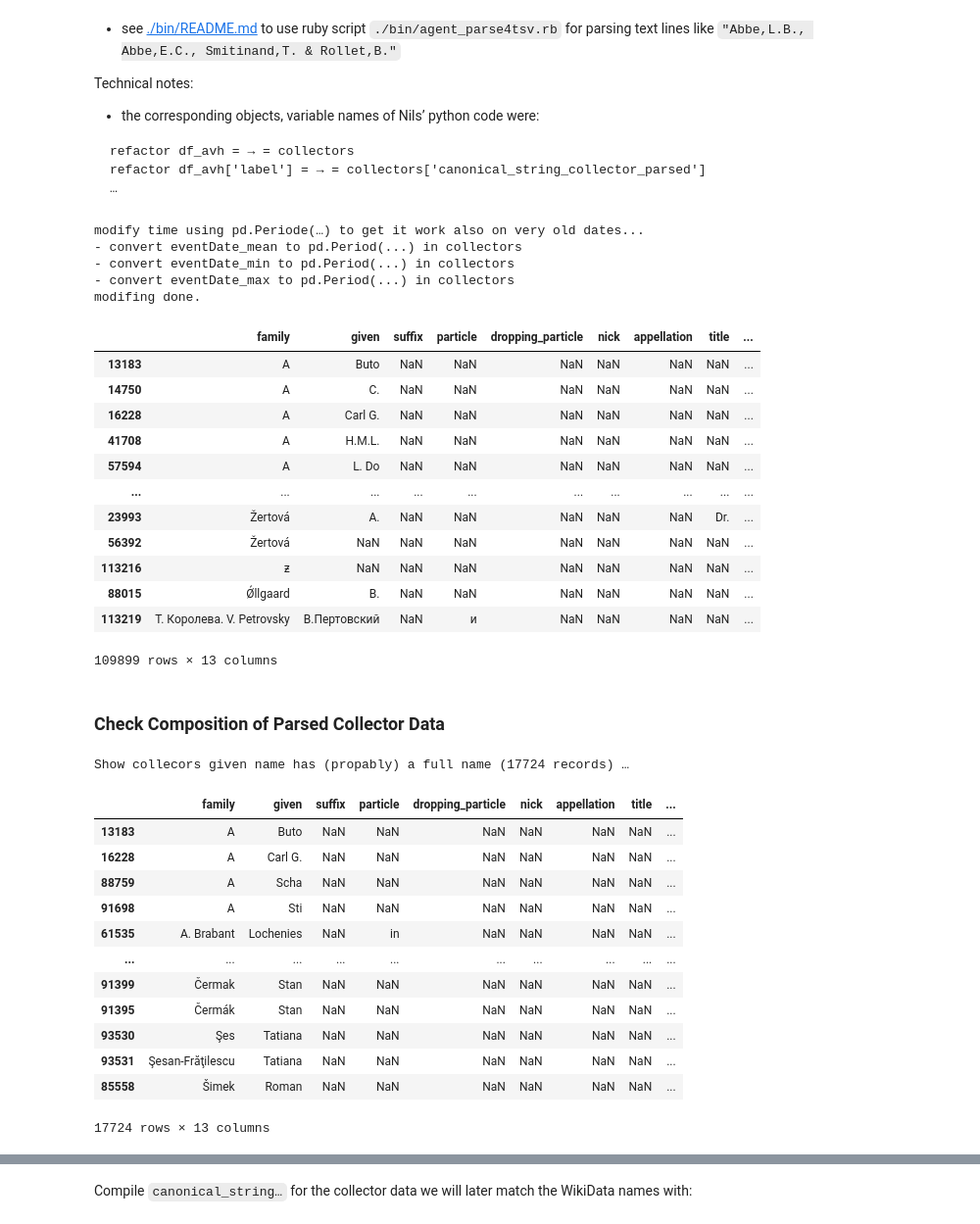
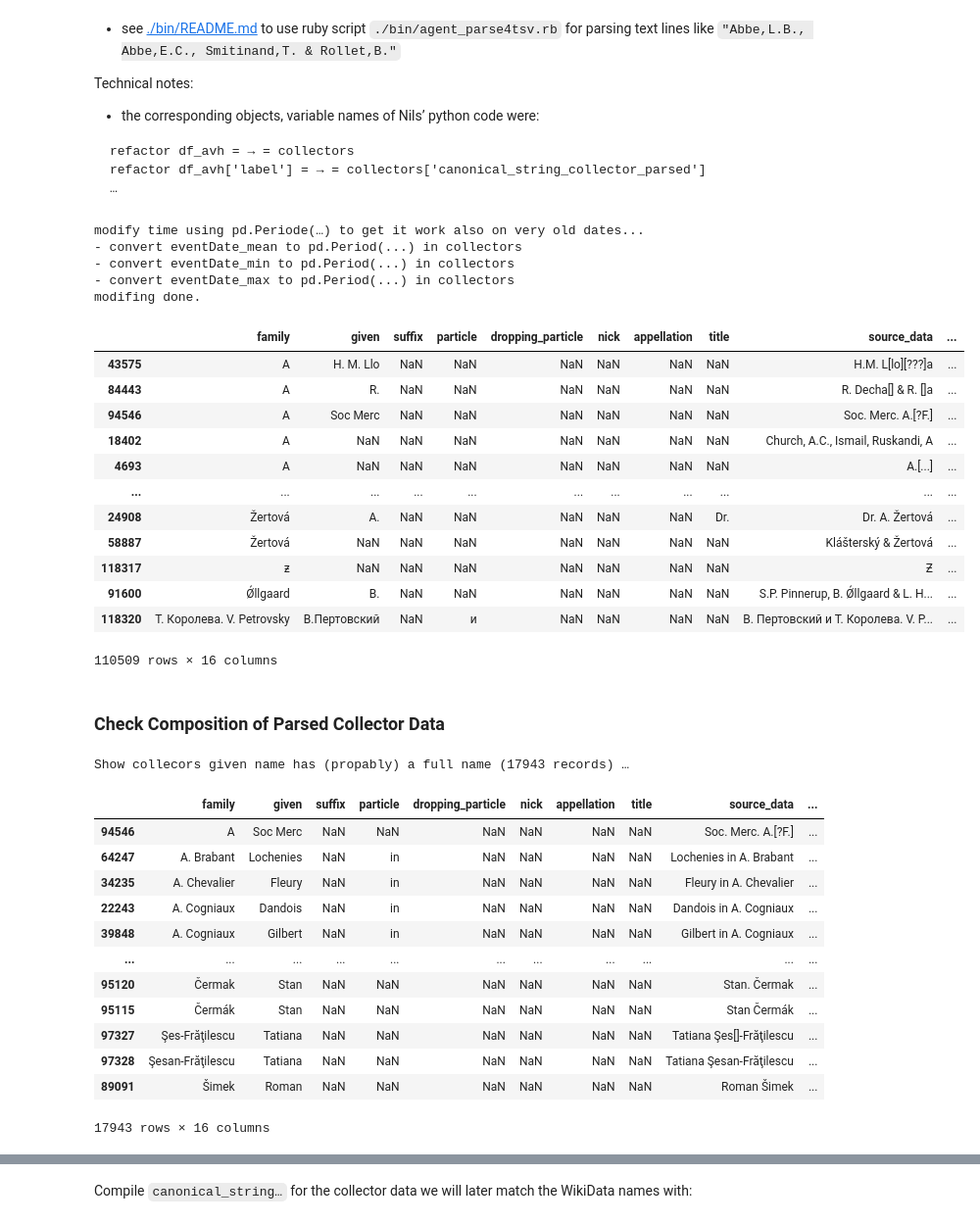
Before and after one commit to infinite-dao/collector-matching, a Jupyter notebook: match_names_Meise-dwcagent-parsed-eventDate_vs_WikiData_cosine-similarity.ipynb, the cells around one changed output, grey strips where cells are left out. Shown: that part at 98% size. Cells and saved outputs as stored; diff of their text form; code cells hidden in the pictures.

Commit message:
first version of DwC agent output (Meise data cossim)

```diff
--- a/match_names_Meise-dwcagent-parsed-eventDate_vs_WikiData_cosine-similarity.ipynb
+++ b/match_names_Meise-dwcagent-parsed-eventDate_vs_WikiData_cosine-similarity.ipynb
@@ -94,40 +95,42 @@ refactor df_avh['label'] = → = collectors['canonical_string_collector_parsed']
 # %%
 # unique names parsed already by ruby gem package: dwcagent
 
-collectors = pd.read_csv("data/Meise_doi-10.15468-dl.ax9zkh/occurrence_recordedBy_eventDate_occurrenceIDs_20230830_parsed.tsv", sep="\t", low_memory=False)
+collectors = pd.read_csv(
+    "data/Meise_doi-10.15468-dl.ax9zkh/occurrence_recordedBy_eventDate_occurrenceIDs_20230830_parsed.tsv",
+    sep="\t", low_memory=False)
 
 collectors.dropna(subset=['family'], inplace=True) # remove where family was NA, e.g. from originally «??» aso.
 
 # Out of bounds nanosecond timestamp: 1652-01-01T00:00:00
 #  because date nanoseconds range limitations of pandas, see https://stackoverflow.com/a/69507200/1240387
 #  work around: use datetime or using pd.Periode(…)
 print("modify time using pd.Periode(…) to get it work also on very old dates...")
 for col in ['eventDate_mean', 'eventDate_min', 'eventDate_max']:
     print("- convert", col, "to pd.Period(...) in collectors")
-    collectors[col] = collectors[col].apply(lambda x: pd.Period(x, freq='ms'))
+    collectors[col] = collectors[col].apply(lambda x: pd.Period(x, freq='D'))
 print("modifing done.")
 
 collectors.sort_values(by=['family', 'given','occurrenceID_firstsample'], inplace=True)
 collectors
 # %% [output]
 modify time using pd.Periode(…) to get it work also on very old dates...
 - convert eventDate_mean to pd.Period(...) in collectors
 - convert eventDate_min to pd.Period(...) in collectors
 - convert eventDate_max to pd.Period(...) in collectors
 modifing done.
-|  | family | given | suffix | particle | dropping_particle | nick | appellation | title | ... |
-| 13183 | A | Buto | NaN | NaN | NaN | NaN | NaN | NaN | ... |
-| 14750 | A | C. | NaN | NaN | NaN | NaN | NaN | NaN | ... |
-| 16228 | A | Carl G. | NaN | NaN | NaN | NaN | NaN | NaN | ... |
-| 41708 | A | H.M.L. | NaN | NaN | NaN | NaN | NaN | NaN | ... |
-| 57594 | A | L. Do | NaN | NaN | NaN | NaN | NaN | NaN | ... |
-| ... | ... | ... | ... | ... | ... | ... | ... | ... | ... |
-| 23993 | Žertová | A. | NaN | NaN | NaN | NaN | NaN | Dr. | ... |
-| 56392 | Žertová | NaN | NaN | NaN | NaN | NaN | NaN | NaN | ... |
-| 113216 | ƶ | NaN | NaN | NaN | NaN | NaN | NaN | NaN | ... |
-| 88015 | Ǿllgaard | B. | NaN | NaN | NaN | NaN | NaN | NaN | ... |
-| 113219 | Т. Королева. V. Petrovsky | В.Пертовский | NaN | и | NaN | NaN | NaN | NaN | ... |
+|  | family | given | suffix | particle | dropping_particle | nick | appellation | title | source_data | ... |
+| 43575 | A | H. M. Llo | NaN | NaN | NaN | NaN | NaN | NaN | H.M. L[lo][???]a | ... |
+| 84443 | A | R. | NaN | NaN | NaN | NaN | NaN | NaN | R. Decha[] & R. []a | ... |
+| 94546 | A | Soc Merc | NaN | NaN | NaN | NaN | NaN | NaN | Soc. Merc. A.[?F.] | ... |
+| 18402 | A | NaN | NaN | NaN | NaN | NaN | NaN | NaN | Church, A.C., Ismail, Ruskandi, A | ... |
+| 4693 | A | NaN | NaN | NaN | NaN | NaN | NaN | NaN | A.[...] | ... |
+| ... | ... | ... | ... | ... | ... | ... | ... | ... | ... | ... |
+| 24908 | Žertová | A. | NaN | NaN | NaN | NaN | NaN | Dr. | Dr. A. Žertová | ... |
+| 58887 | Žertová | NaN | NaN | NaN | NaN | NaN | NaN | NaN | Klášterský & Žertová | ... |
+| 118317 | ƶ | NaN | NaN | NaN | NaN | NaN | NaN | NaN | Ƶ | ... |
+| 91600 | Ǿllgaard | B. | NaN | NaN | NaN | NaN | NaN | NaN | S.P. Pinnerup, B. Ǿllgaard & L. H... | ... |
+| 118320 | Т. Королева. V. Petrovsky | В.Пертовский | NaN | и | NaN | NaN | NaN | NaN | В. Пертовский и Т. Королева. V. P... | ... |
-109899 rows × 13 columns
+110509 rows × 16 columns
 # %% [markdown]
 ### Check Composition of Parsed Collector Data
 # %%
@@ -136,20 +139,20 @@ criterion_fullnames = collectors.given.str.contains('^\w{3,}', na=False)
 print("Show collecors given name has (propably) a full name (%s records) …" % len(collectors[criterion_fullnames].index))
 collectors[criterion_fullnames]
 # %% [output]
-Show collecors given name has (propably) a full name (17724 records) …
+Show collecors given name has (propably) a full name (17943 records) …
-|  | family | given | suffix | particle | dropping_particle | nick | appellation | title | ... |
-| 13183 | A | Buto | NaN | NaN | NaN | NaN | NaN | NaN | ... |
-| 16228 | A | Carl G. | NaN | NaN | NaN | NaN | NaN | NaN | ... |
-| 88759 | A | Scha | NaN | NaN | NaN | NaN | NaN | NaN | ... |
-| 91698 | A | Sti | NaN | NaN | NaN | NaN | NaN | NaN | ... |
-| 61535 | A. Brabant | Lochenies | NaN | in | NaN | NaN | NaN | NaN | ... |
-| ... | ... | ... | ... | ... | ... | ... | ... | ... | ... |
-| 91399 | Čermak | Stan | NaN | NaN | NaN | NaN | NaN | NaN | ... |
-| 91395 | Čermák | Stan | NaN | NaN | NaN | NaN | NaN | NaN | ... |
-| 93530 | Şes | Tatiana | NaN | NaN | NaN | NaN | NaN | NaN | ... |
-| 93531 | Şesan-Frăţilescu | Tatiana | NaN | NaN | NaN | NaN | NaN | NaN | ... |
-| 85558 | Šimek | Roman | NaN | NaN | NaN | NaN | NaN | NaN | ... |
+|  | family | given | suffix | particle | dropping_particle | nick | appellation | title | source_data | ... |
+| 94546 | A | Soc Merc | NaN | NaN | NaN | NaN | NaN | NaN | Soc. Merc. A.[?F.] | ... |
+| 64247 | A. Brabant | Lochenies | NaN | in | NaN | NaN | NaN | NaN | Lochenies in A. Brabant | ... |
+| 34235 | A. Chevalier | Fleury | NaN | in | NaN | NaN | NaN | NaN | Fleury in A. Chevalier | ... |
+| 22243 | A. Cogniaux | Dandois | NaN | in | NaN | NaN | NaN | NaN | Dandois in A. Cogniaux | ... |
+| 39848 | A. Cogniaux | Gilbert | NaN | in | NaN | NaN | NaN | NaN | Gilbert in A. Cogniaux | ... |
+| ... | ... | ... | ... | ... | ... | ... | ... | ... | ... | ... |
+| 95120 | Čermak | Stan | NaN | NaN | NaN | NaN | NaN | NaN | Stan. Čermak | ... |
+| 95115 | Čermák | Stan | NaN | NaN | NaN | NaN | NaN | NaN | Stan Čermák | ... |
+| 97327 | Şes-Frăţilescu | Tatiana | NaN | NaN | NaN | NaN | NaN | NaN | Tatiana Şes[]-Frăţilescu | ... |
+| 97328 | Şesan-Frăţilescu | Tatiana | NaN | NaN | NaN | NaN | NaN | NaN | Tatiana Şesan-Frăţilescu | ... |
+| 89091 | Šimek | Roman | NaN | NaN | NaN | NaN | NaN | NaN | Roman Šimek | ... |
-17724 rows × 13 columns
+17943 rows × 16 columns
 # %%
 # check the name-parsed columns if they are empty or need to be considerd as data for matching or not
 for parsed_name_part in ["particle", "suffix", "dropping_particle", "appellation"]:
```
Also changed, not shown: parts of 22 cells of this notebook, 7 other files.
